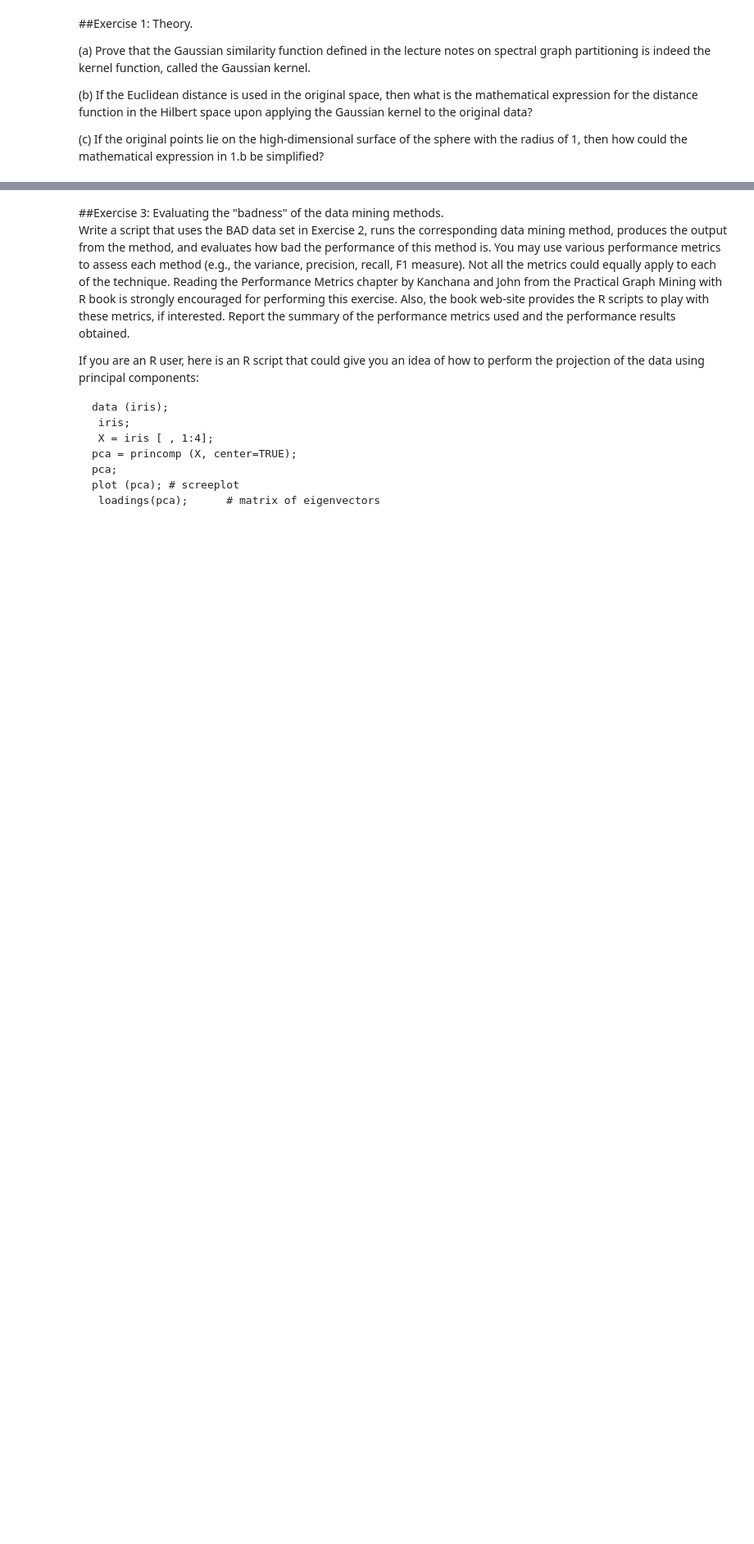
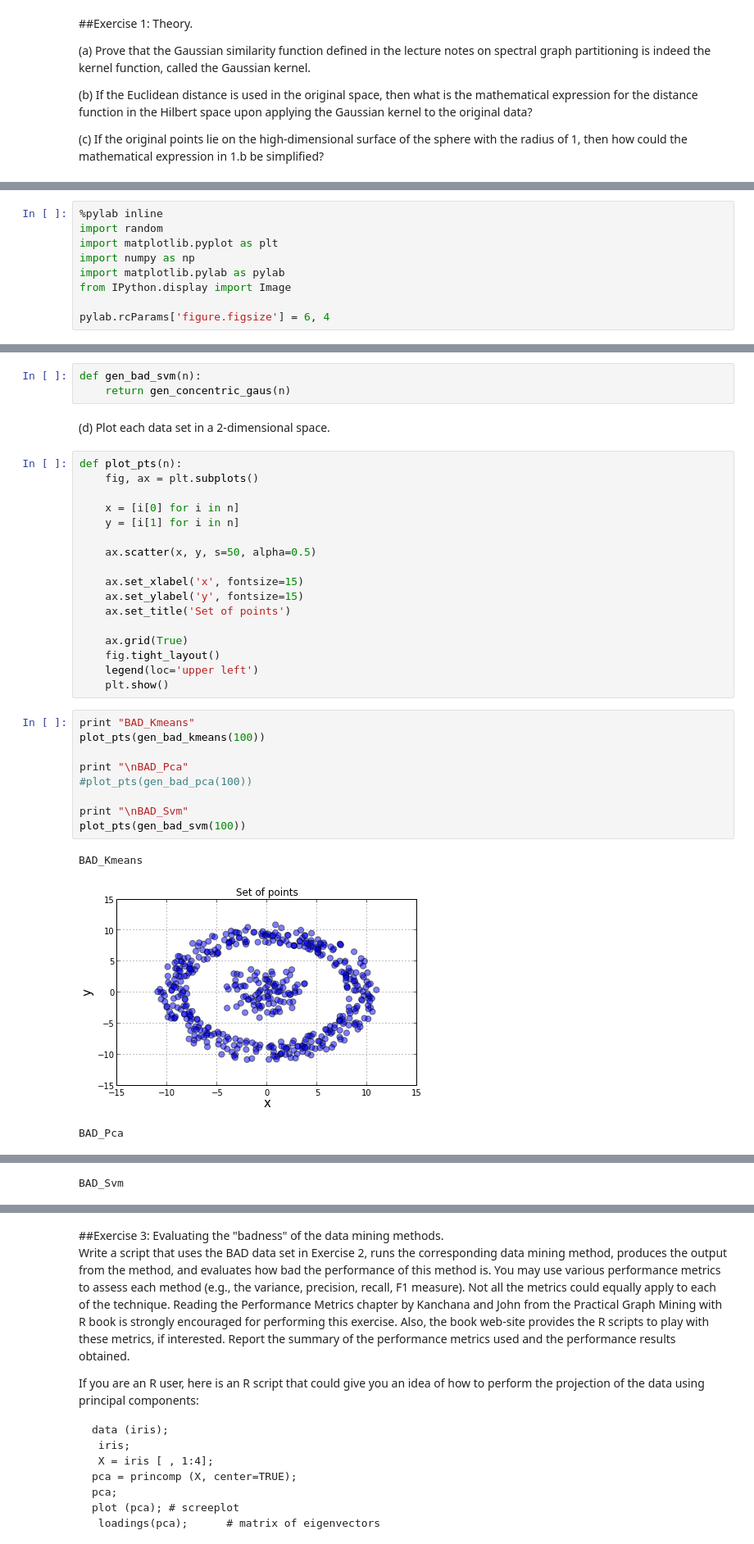
Before and after one commit to sagarjauhari/graph_mining, a Jupyter notebook: Graph Data Mining - L3.ipynb, the cells around one changed output, grey strips where cells are left out. Shown: that part at 82% size. Saved outputs shown, nothing was run; the diff lists cells and outputs as text; blank space fills up the shorter version.

Commit message:
Added bad_kmeans, bad_svm

```diff
--- a/Graph Data Mining - L3.ipynb
+++ b/Graph Data Mining - L3.ipynb
@@ -19,0 +12,9 @@ Write a script (in R, Matlab, or SAS) that generates three data sets in a 2-dime
+# %%
+%pylab inline
+import random
+import matplotlib.pyplot as plt
+import numpy as np
+import matplotlib.pylab as pylab
+from IPython.display import Image
+
+pylab.rcParams['figure.figsize'] = 6, 4
@@ -19,0 +54,35 @@ Write a script (in R, Matlab, or SAS) that generates three data sets in a 2-dime
+# %%
+def gen_bad_svm(n):
+    return gen_concentric_gaus(n)
+# %% [markdown]
+ (d) Plot each data set in a 2-dimensional space.
+# %%
+def plot_pts(n):
+    fig, ax = plt.subplots()
+
+    x = [i[0] for i in n]
+    y = [i[1] for i in n]
+
+    ax.scatter(x, y, s=50, alpha=0.5)
+
+    ax.set_xlabel('x', fontsize=15)
+    ax.set_ylabel('y', fontsize=15)
+    ax.set_title('Set of points')
+
+    ax.grid(True)
+    fig.tight_layout()
+    legend(loc='upper left')
+    plt.show()
+# %%
+print "BAD_Kmeans"
+plot_pts(gen_bad_kmeans(100))
+
+print "\nBAD_Pca"
+#plot_pts(gen_bad_pca(100))
+
+print "\nBAD_Svm"
+plot_pts(gen_bad_svm(100))
+# %% [output]
+BAD_Kmeans
+[figure, added]
+BAD_Pca
@@ -19,0 +90 @@ Write a script (in R, Matlab, or SAS) that generates three data sets in a 2-dime
+BAD_Svm
```
Also changed, not shown: parts of 8 cells of this notebook.
